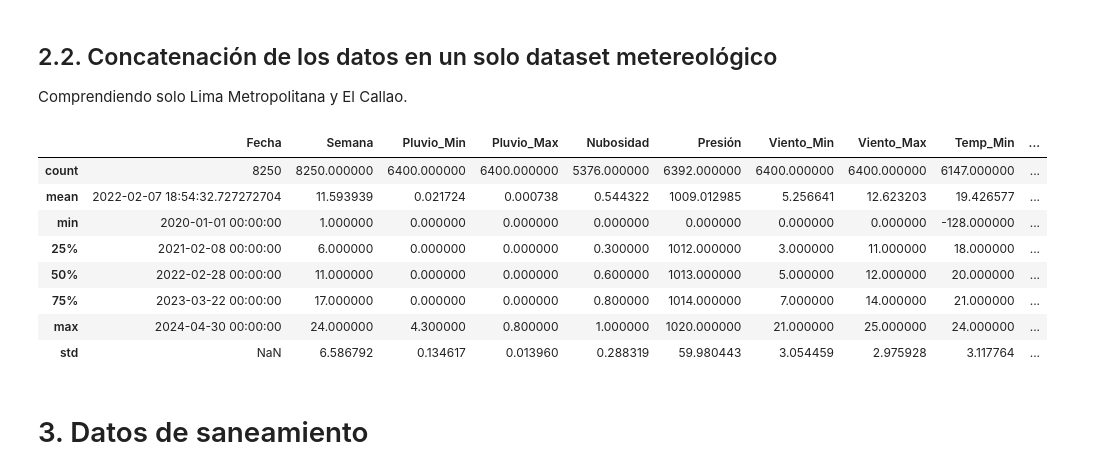
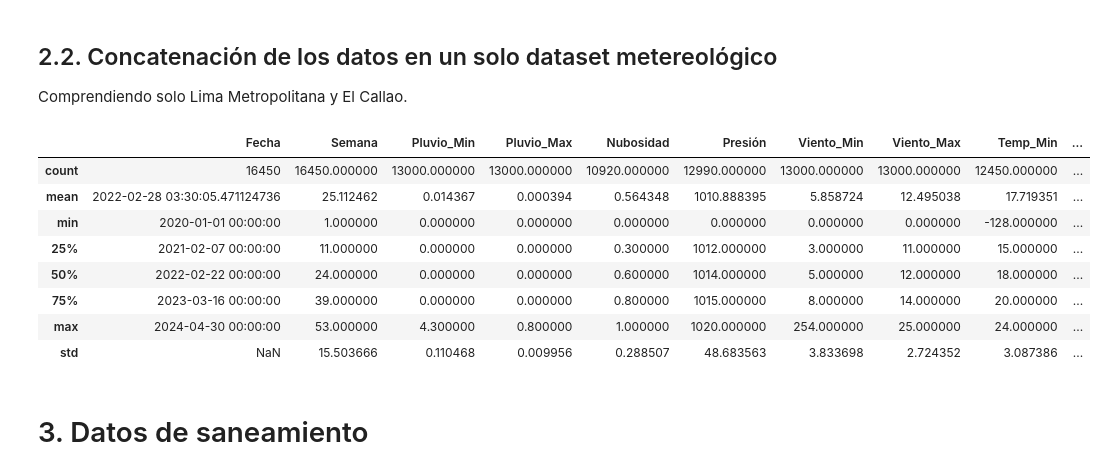
Before and after one commit to Sofoclesias/dengue-propagation, a Jupyter notebook: 1. Carga de datos.ipynb, the cells around one changed output. Saved outputs shown, nothing was run; the diff lists cells and outputs as text; code cells hidden in the pictures.

```diff
--- a/1. Carga de datos.ipynb
+++ b/1. Carga de datos.ipynb
@@ -697,21 +697,20 @@ Comprendiendo solo Lima Metropolitana y El Callao.
 # %%
 dfs = [rain_3h,clouds,pressure,wind,temp,dew]
 columns = ['Fecha','Semana','Provincia','Distrito']
 
 clima = merge_dfs(dfs,columns)
 clima = clima.loc[clima['Provincia'].isin(['LIMA','CALLAO']),:]
-clima = clima.loc[clima['Semana'].isin(list(range(1,25))),:]
 clima.describe()
 # %% [output]
 |  | Fecha | Semana | Pluvio_Min | Pluvio_Max | Nubosidad | Presión | Viento_Min | Viento_Max | Temp_Min | ... |
-| count | 8250 | 8250.000000 | 6400.000000 | 6400.000000 | 5376.000000 | 6392.000000 | 6400.000000 | 6400.000000 | 6147.000000 | ... |
-| mean | 2022-02-07 18:54:32.727272704 | 11.593939 | 0.021724 | 0.000738 | 0.544322 | 1009.012985 | 5.256641 | 12.623203 | 19.426577 | ... |
+| count | 16450 | 16450.000000 | 13000.000000 | 13000.000000 | 10920.000000 | 12990.000000 | 13000.000000 | 13000.000000 | 12450.000000 | ... |
+| mean | 2022-02-28 03:30:05.471124736 | 25.112462 | 0.014367 | 0.000394 | 0.564348 | 1010.888395 | 5.858724 | 12.495038 | 17.719351 | ... |
 | min | 2020-01-01 00:00:00 | 1.000000 | 0.000000 | 0.000000 | 0.000000 | 0.000000 | 0.000000 | 0.000000 | -128.000000 | ... |
-| 25% | 2021-02-08 00:00:00 | 6.000000 | 0.000000 | 0.000000 | 0.300000 | 1012.000000 | 3.000000 | 11.000000 | 18.000000 | ... |
-| 50% | 2022-02-28 00:00:00 | 11.000000 | 0.000000 | 0.000000 | 0.600000 | 1013.000000 | 5.000000 | 12.000000 | 20.000000 | ... |
-| 75% | 2023-03-22 00:00:00 | 17.000000 | 0.000000 | 0.000000 | 0.800000 | 1014.000000 | 7.000000 | 14.000000 | 21.000000 | ... |
-| max | 2024-04-30 00:00:00 | 24.000000 | 4.300000 | 0.800000 | 1.000000 | 1020.000000 | 21.000000 | 25.000000 | 24.000000 | ... |
-| std | NaN | 6.586792 | 0.134617 | 0.013960 | 0.288319 | 59.980443 | 3.054459 | 2.975928 | 3.117764 | ... |
+| 25% | 2021-02-07 00:00:00 | 11.000000 | 0.000000 | 0.000000 | 0.300000 | 1012.000000 | 3.000000 | 11.000000 | 15.000000 | ... |
+| 50% | 2022-02-22 00:00:00 | 24.000000 | 0.000000 | 0.000000 | 0.600000 | 1014.000000 | 5.000000 | 12.000000 | 18.000000 | ... |
+| 75% | 2023-03-16 00:00:00 | 39.000000 | 0.000000 | 0.000000 | 0.800000 | 1015.000000 | 8.000000 | 14.000000 | 20.000000 | ... |
+| max | 2024-04-30 00:00:00 | 53.000000 | 4.300000 | 0.800000 | 1.000000 | 1020.000000 | 254.000000 | 25.000000 | 24.000000 | ... |
+| std | NaN | 15.503666 | 0.110468 | 0.009956 | 0.288507 | 48.683563 | 3.833698 | 2.724352 | 3.087386 | ... |
 # %%
 clima.to_csv(r'datasets\variables-climatológicas\metereologia.csv',index=False)
 # %% [markdown]
```
Also changed, not shown: parts of 1 cell of this notebook, 56 other files.
